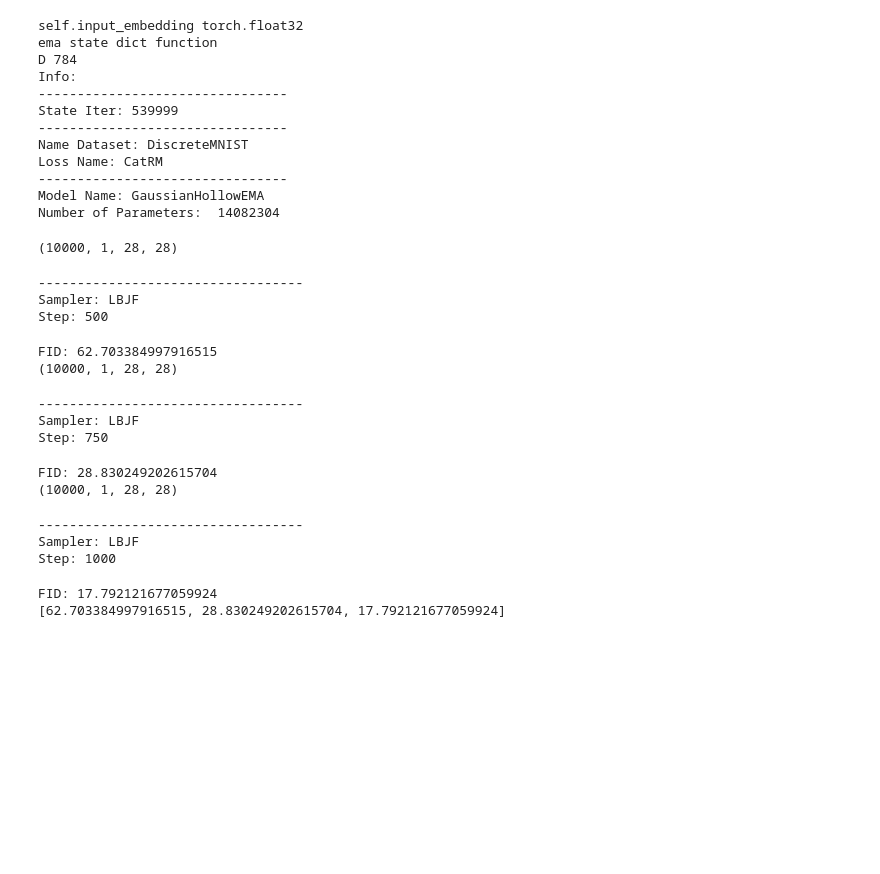
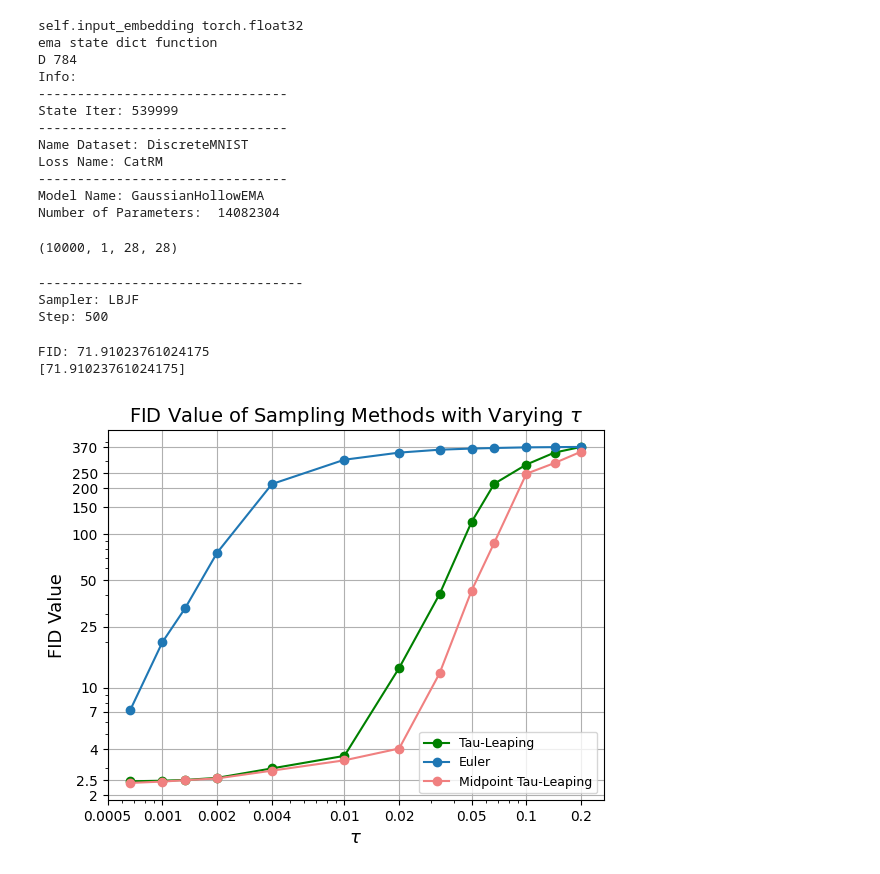
Before and after one commit to paulffm/Continuous-Time-Diffusion-Models-for-Discrete-Data, a Jupyter notebook: ContTimeDiscreteSpace/TAUnSDDM/eval_mnist.ipynb, the cells around one changed output. Drawn from its saved outputs; the diff is of its cells as text; code cells hidden in the pictures; blank space fills up the shorter version.

```diff
--- a/ContTimeDiscreteSpace/TAUnSDDM/eval_mnist.ipynb
+++ b/ContTimeDiscreteSpace/TAUnSDDM/eval_mnist.ipynb
@@ -289,9 +289,9 @@ for sampler_n_i in sampler_name:
         print(data.shape)
         np.save(f'Samples/MNIST/mnist_hollow_{sampler_n_i}{step}.npy', data)
 # %%
-steps = [500, 750, 1000]
+steps = [500]
 sampler_names = ['LBJF']# , 'CRMTauL', 'ExactSampling' ] # 'LBJF',
-c = 5
+c = 1
 #for sampler_n_i in sampler_name:
 #    for step in steps:
 cfg.data.train = True
@@ -325,42 +325,34 @@ print(fid_values)
 ----------------------------------
 Sampler: LBJF
 Step: 500
-FID: 62.703384997916515
-(10000, 1, 28, 28)
+FID: 71.91023761024175
+[71.91023761024175]
-----------------------------------
-Sampler: LBJF
-Step: 750
-FID: 28.830249202615704
-(10000, 1, 28, 28)
-----------------------------------
-Sampler: LBJF
-Step: 1000
-FID: 17.792121677059924
-[62.703384997916515, 28.830249202615704, 17.792121677059924]
 # %%
 import numpy as np
 import matplotlib.pyplot as plt
 # FID
 steps_plot = np.round(1 / np.array([5, 10, 20, 50, 100, 250, 500, 1000, 2000]), 4)
 steps = 1 / np.array([5, 7, 10, 15, 20, 30, 50, 100, 250, 500, 750, 1000, 1500])
-fid_taul = np.array([369.82769160402194, 339.7123739152373, 283.87526811768316, 212.90508021598973, 120.04226304249106, 40.6234648618652, 13.453524786963495, 3.6, 2.98404509903506, 2.5395556730263706, 2.51, 2.48, 2.460157370950734])
+fid_taul = np.array([369.82769160402194, 339.7123739152373, 283.87526811768316, 212.90508021598973, 120.04226304249106, 40.6234648618652, 13.453524786963495, 3.6, 2.98404509903506, 2.5895556730263706, 2.51, 2.48, 2.460157370950734])
 fid_lbjf = np.array([369.82769160402194, 368.6921461974128, 367.43394813969206, 363.92216793023744, 360.795573791034, 354.6901690476625, 339.59518918406286, 305.2288604477556, 212.0276736955564, 75.84530505097865, 32.956622302615955, 19.817409823054646, 7.19])
-fid_mpl = np.array([344.39284875166595, 290.45552043389864, 247.32958569058357, 88.0448768470724, 42.82853224434638, 12.394969584434108, 4.020041973904654, 3.3680633408595213, 2.8853011388733307, 2.5683849558007807, 2.48, 2.4493237174940248, 2.40])
+fid_mpl = np.array([344.39284875166595, 290.45552043389864, 247.32958569058357, 88.0448768470724, 42.82853224434638, 12.394969584434108, 4.020041973904654, 3.3680633408595213, 2.8853011388733307, 2.5683849558007807, 2.5, 2.4493237174940248, 2.40])
 plt.plot(steps, fid_taul, marker='o', color='green', label='Tau-Leaping')
 plt.plot(steps, fid_lbjf, marker='o', label='Euler')
 plt.plot(steps, fid_mpl, marker='o', label='Midpoint Tau-Leaping', color='lightcoral')
 plt.xlabel('$\\tau$', fontsize=13)
 plt.ylabel('FID Value', fontsize=13)
 plt.title('FID Value of Sampling Methods with Varying $\\tau$', fontsize=14)
 plt.legend(fontsize=9)
 plt.grid(True)
 plt.xscale('log')
 steps_y = [370, 250, 200, 150, 100, 50, 25, 10, 7, 4, 2.5, 2]
 plt.yscale('log')
 plt.yticks(steps_y, steps_y)
 plt.xticks(steps_plot, steps_plot)
 plt.savefig('fid_tau.pdf')
 plt.show()
+# %% [output]
+[figure, added]
 # %%
 # IS
 import numpy as np
```
Also changed, not shown: parts of 3 cells of this notebook, 5 other files.
